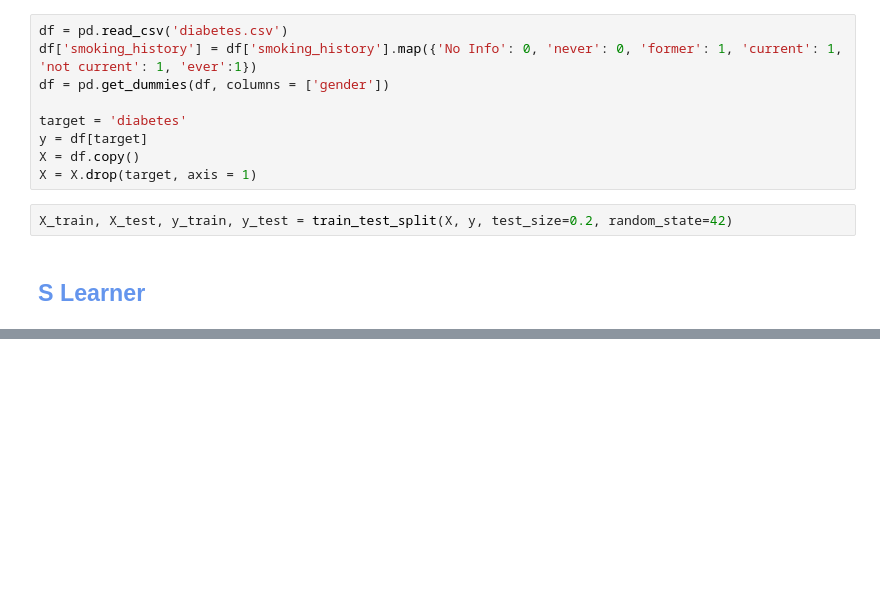
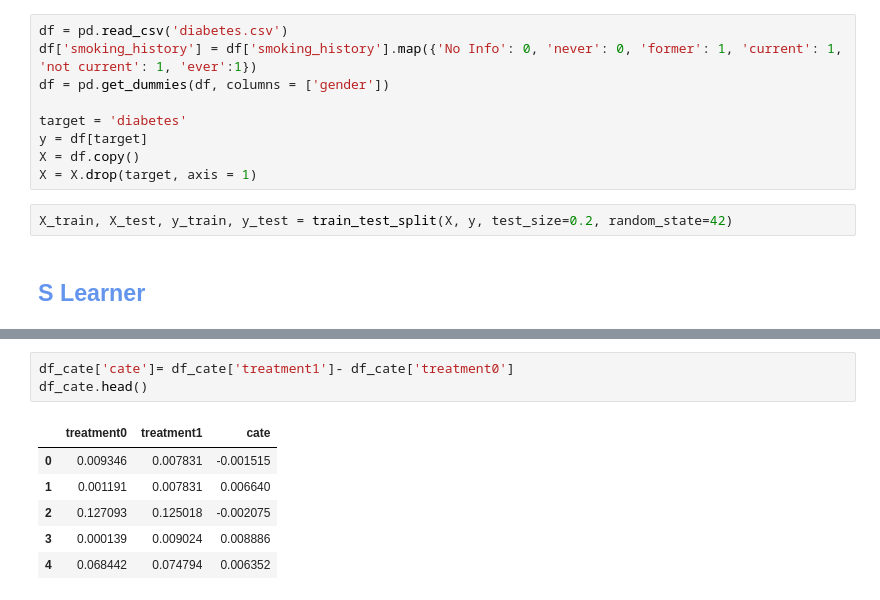
Before and after one commit to arantzaghg/lab_aprendizaje_estadistico, a Jupyter notebook: Examen 4 correcto- Arantza Gomez Haro Gamboa.ipynb, the cells around one changed output, grey strips where cells are left out. Cells and saved outputs as stored; diff of their text form; blank space fills up the shorter version.

```diff
--- a/Examen 4 correcto- Arantza Gomez Haro Gamboa.ipynb
+++ b/Examen 4 correcto- Arantza Gomez Haro Gamboa.ipynb
@@ -324,0 +446,10 @@ Early stopping, best iteration is:
+# %%
+df_cate['cate']= df_cate['treatment1']- df_cate['treatment0']
+df_cate.head()
+# %% [output]
+|  | treatment0 | treatment1 | cate |
+| 0 | 0.009346 | 0.007831 | -0.001515 |
+| 1 | 0.001191 | 0.007831 | 0.006640 |
+| 2 | 0.127093 | 0.125018 | -0.002075 |
+| 3 | 0.000139 | 0.009024 | 0.008886 |
+| 4 | 0.068442 | 0.074794 | 0.006352 |
```
Also changed, not shown: parts of 16 cells of this notebook.
